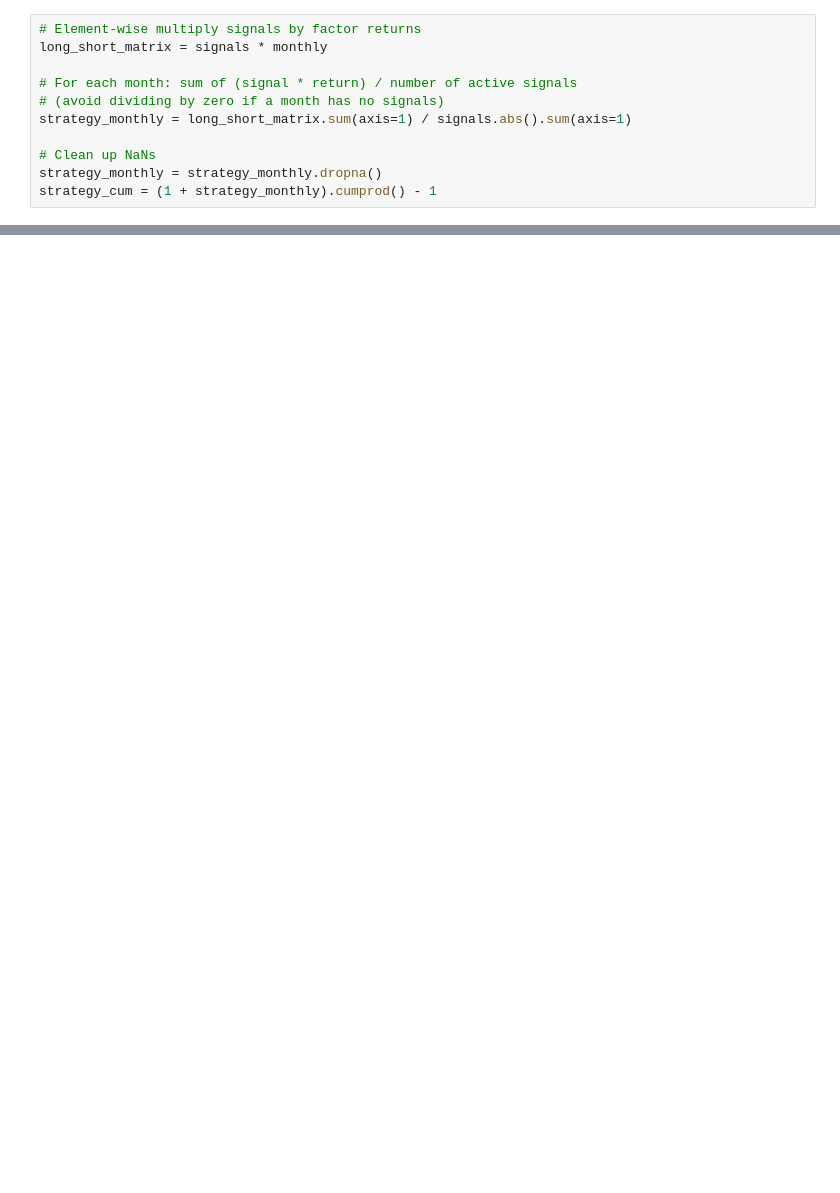
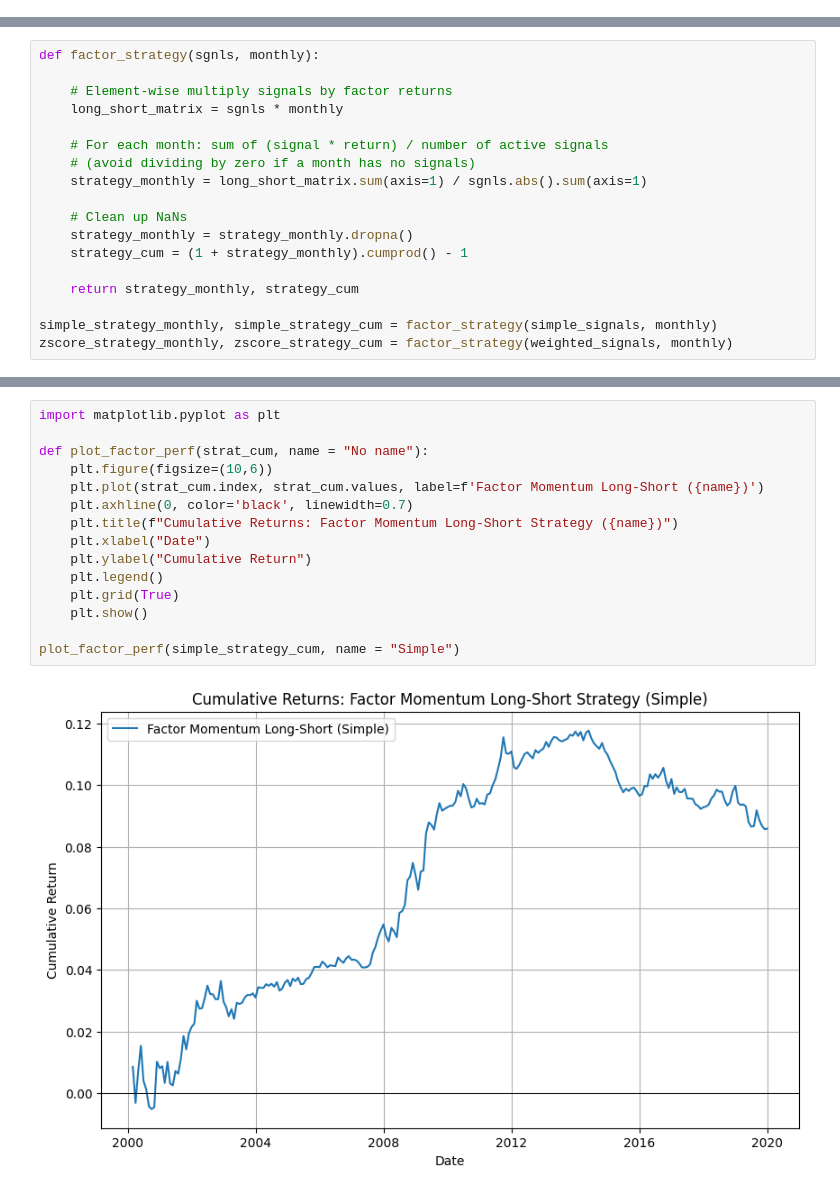
Before and after one commit to larsenammon/boq, a Jupyter notebook: factormtm2.ipynb, the cells around one changed output, grey strips where cells are left out. Saved outputs shown, nothing was run; the diff lists cells and outputs as text; blank space fills up the shorter version.

```diff
--- a/factormtm2.ipynb
+++ b/factormtm2.ipynb
@@ -134,11 +0,0 @@ month_end
-# %%
-# Element-wise multiply signals by factor returns
-long_short_matrix = signals * monthly
-
-# For each month: sum of (signal * return) / number of active signals
-# (avoid dividing by zero if a month has no signals)
-strategy_monthly = long_short_matrix.sum(axis=1) / signals.abs().sum(axis=1)
-
-# Clean up NaNs
-strategy_monthly = strategy_monthly.dropna()
-strategy_cum = (1 + strategy_monthly).cumprod() - 1
@@ -177,0 +102,18 @@ plt.show()
+# %%
+def factor_strategy(sgnls, monthly):
+
+    # Element-wise multiply signals by factor returns
+    long_short_matrix = sgnls * monthly
+
+    # For each month: sum of (signal * return) / number of active signals
+    # (avoid dividing by zero if a month has no signals)
+    strategy_monthly = long_short_matrix.sum(axis=1) / sgnls.abs().sum(axis=1)
+
+    # Clean up NaNs
+    strategy_monthly = strategy_monthly.dropna()
+    strategy_cum = (1 + strategy_monthly).cumprod() - 1
+
+    return strategy_monthly, strategy_cum
+
+simple_strategy_monthly, simple_strategy_cum = factor_strategy(simple_signals, monthly)
+zscore_strategy_monthly, zscore_strategy_cum = factor_strategy(weighted_signals, monthly)
@@ -177,0 +146,17 @@ plt.show()
+# %%
+import matplotlib.pyplot as plt
+
+def plot_factor_perf(strat_cum, name = "No name"):
+    plt.figure(figsize=(10,6))
+    plt.plot(strat_cum.index, strat_cum.values, label=f'Factor Momentum Long-Short ({name})')
+    plt.axhline(0, color='black', linewidth=0.7)
+    plt.title(f"Cumulative Returns: Factor Momentum Long-Short Strategy ({name})")
+    plt.xlabel("Date")
+    plt.ylabel("Cumulative Return")
+    plt.legend()
+    plt.grid(True)
+    plt.show()
+
+plot_factor_perf(simple_strategy_cum, name = "Simple")
+# %% [output]
+[figure, added]
```
Also changed, not shown: parts of 41 cells of this notebook.
